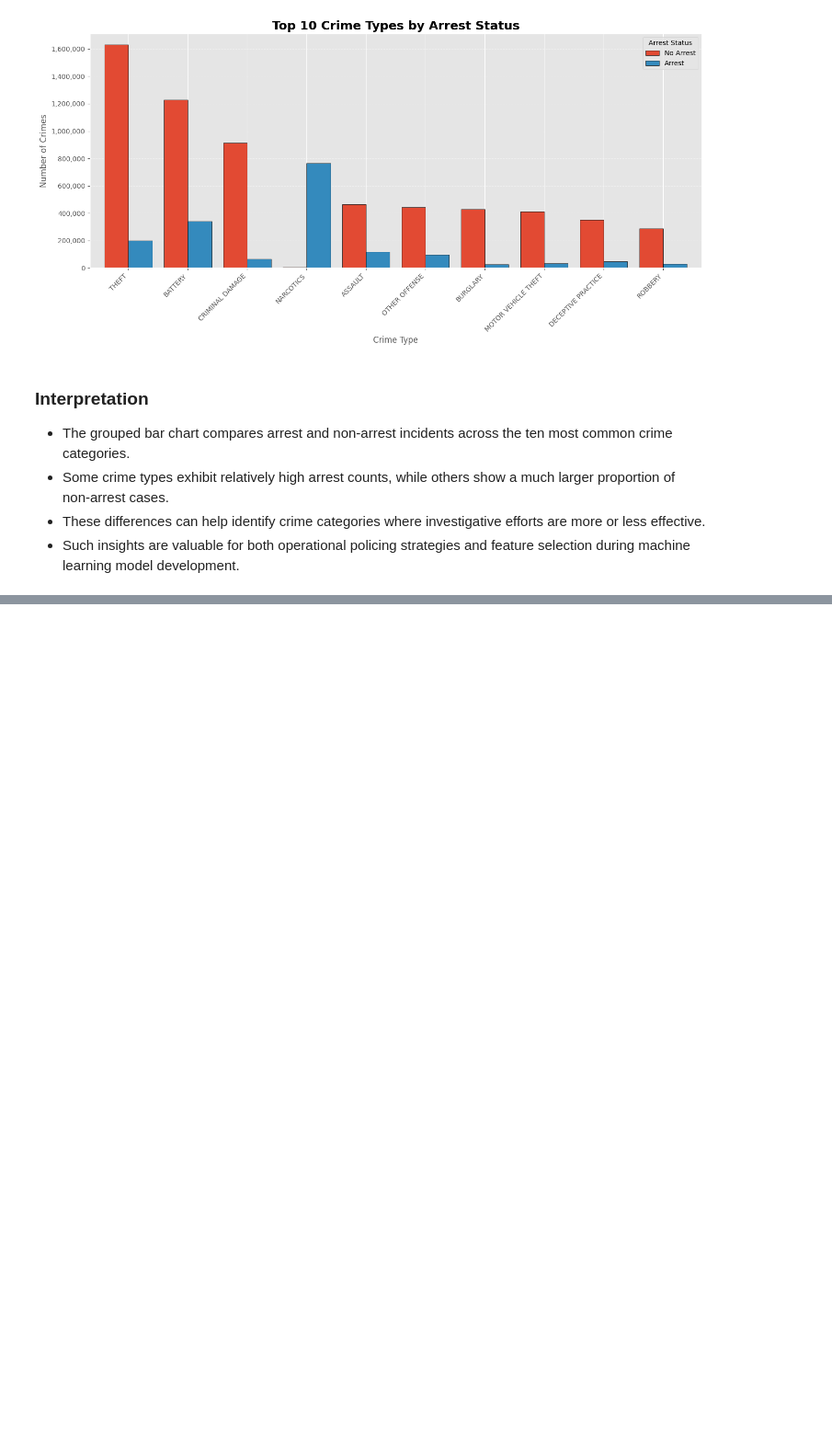
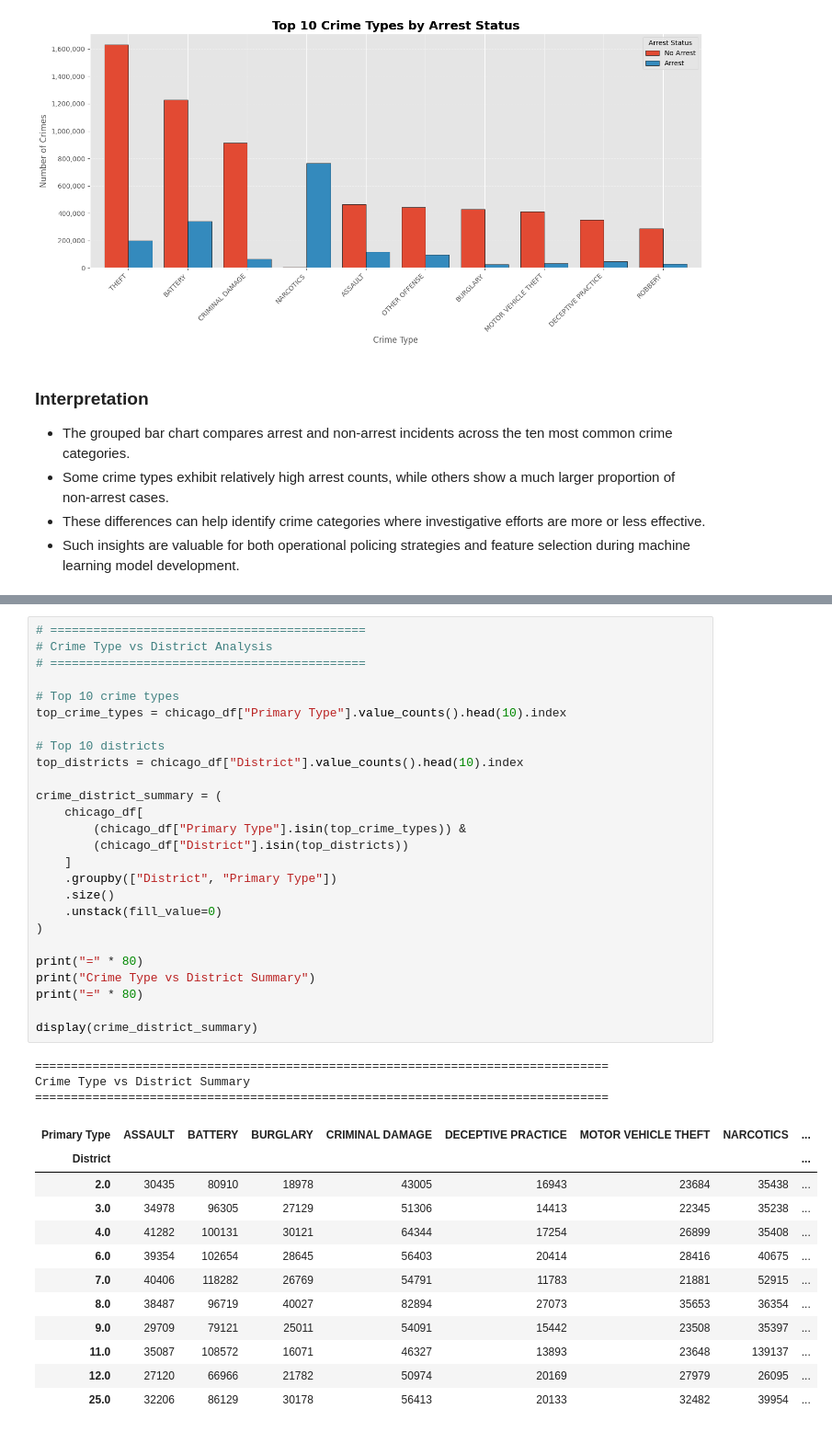
Before and after one commit to arnavon2005/Army_Provost_ML_Project, a Jupyter notebook: 04_Exploratory_Data_Analysis.ipynb, the cells around one changed output, grey strips where cells are left out. Shown at 92% size. Cells and saved outputs as stored; diff of their text form; blank space fills up the shorter version.

```diff
--- a/04_Exploratory_Data_Analysis.ipynb
+++ b/04_Exploratory_Data_Analysis.ipynb
@@ -1347,0 +1365,42 @@ plt.show()
+# %%
+# ============================================
+# Crime Type vs District Analysis
+# ============================================
+
+# Top 10 crime types
+top_crime_types = chicago_df["Primary Type"].value_counts().head(10).index
+
+# Top 10 districts
+top_districts = chicago_df["District"].value_counts().head(10).index
+
+crime_district_summary = (
+    chicago_df[
+        (chicago_df["Primary Type"].isin(top_crime_types)) &
+        (chicago_df["District"].isin(top_districts))
+    ]
+    .groupby(["District", "Primary Type"])
+    .size()
+    .unstack(fill_value=0)
+)
+
+print("=" * 80)
+print("Crime Type vs District Summary")
+print("=" * 80)
+
+display(crime_district_summary)
+# %% [output]
+================================================================================
+Crime Type vs District Summary
+================================================================================
+| Primary Type | ASSAULT | BATTERY | BURGLARY | CRIMINAL DAMAGE | DECEPTIVE PRACTICE | MOTOR VEHICLE THEFT | NARCOTICS | ... |
+| District |  |  |  |  |  |  |  | ... |
+| 2.0 | 30435 | 80910 | 18978 | 43005 | 16943 | 23684 | 35438 | ... |
+| 3.0 | 34978 | 96305 | 27129 | 51306 | 14413 | 22345 | 35238 | ... |
+| 4.0 | 41282 | 100131 | 30121 | 64344 | 17254 | 26899 | 35408 | ... |
+| 6.0 | 39354 | 102654 | 28645 | 56403 | 20414 | 28416 | 40675 | ... |
+| 7.0 | 40406 | 118282 | 26769 | 54791 | 11783 | 21881 | 52915 | ... |
+| 8.0 | 38487 | 96719 | 40027 | 82894 | 27073 | 35653 | 36354 | ... |
+| 9.0 | 29709 | 79121 | 25011 | 54091 | 15442 | 23508 | 35397 | ... |
+| 11.0 | 35087 | 108572 | 16071 | 46327 | 13893 | 23648 | 139137 | ... |
+| 12.0 | 27120 | 66966 | 21782 | 50974 | 20169 | 27979 | 26095 | ... |
+| 25.0 | 32206 | 86129 | 30178 | 56413 | 20133 | 32482 | 39954 | ... |
```
Also changed, not shown: parts of 3 cells of this notebook.
